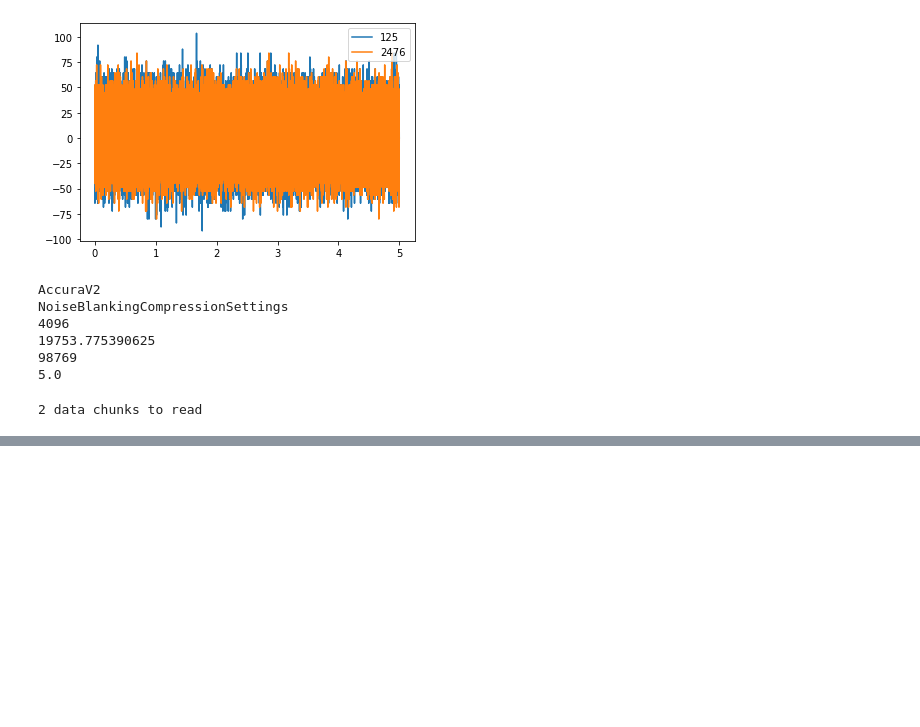
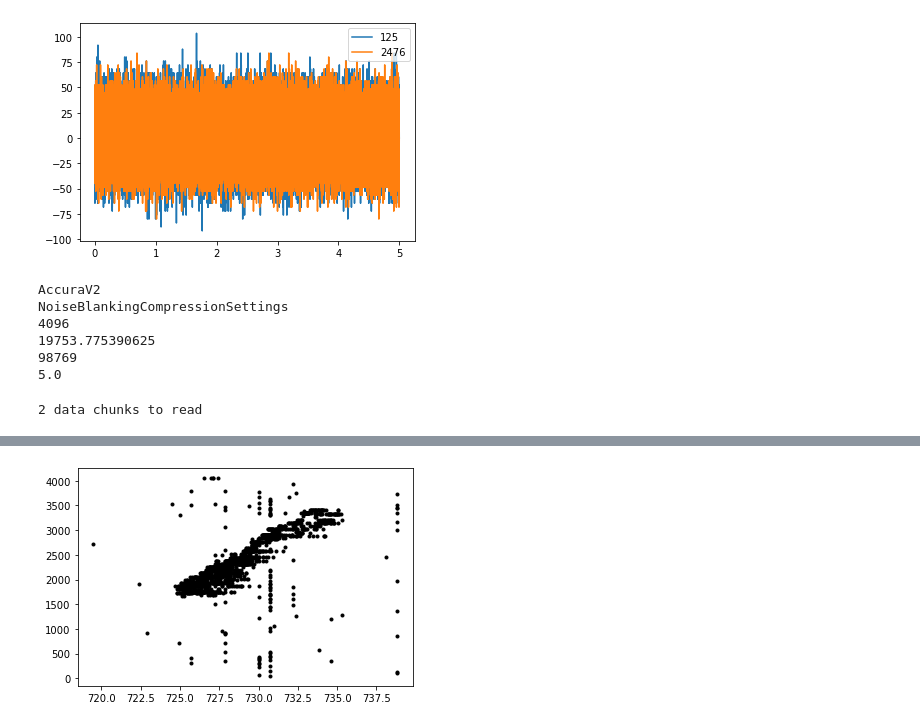
Before and after one commit to JeandeMontigny/beaf, a Jupyter notebook: notebooks/read_brw_files.ipynb, the cells around one changed output, grey strips where cells are left out. Cells and saved outputs as stored; diff of their text form; code cells hidden in the pictures; blank space fills up the shorter version.

Commit message:
implement bxr (spikes) files read method

```diff
--- a/notebooks/read_brw_files.ipynb
+++ b/notebooks/read_brw_files.ipynb
@@ -140,3 +143,11 @@ plt.show()
+# %%
+File = br.read_bxr_file("../recordings/retina-P5-waves.bxr", t_start = 722, t_end = 739)
+
+for ch in range(0, File.info.nb_channel):
+    plt.plot([s/File.info.get_sampling_rate() for s in File.sorted[ch]], [ch for x in range(0, len(File.sorted[ch]))], '.', c='black')
+plt.show()
+# %% [output]
+[figure, added]
 # %%
 # ---- C code integration tests ---- #
 
```
Also changed, not shown: parts of 6 cells of this notebook, 1 other file.
